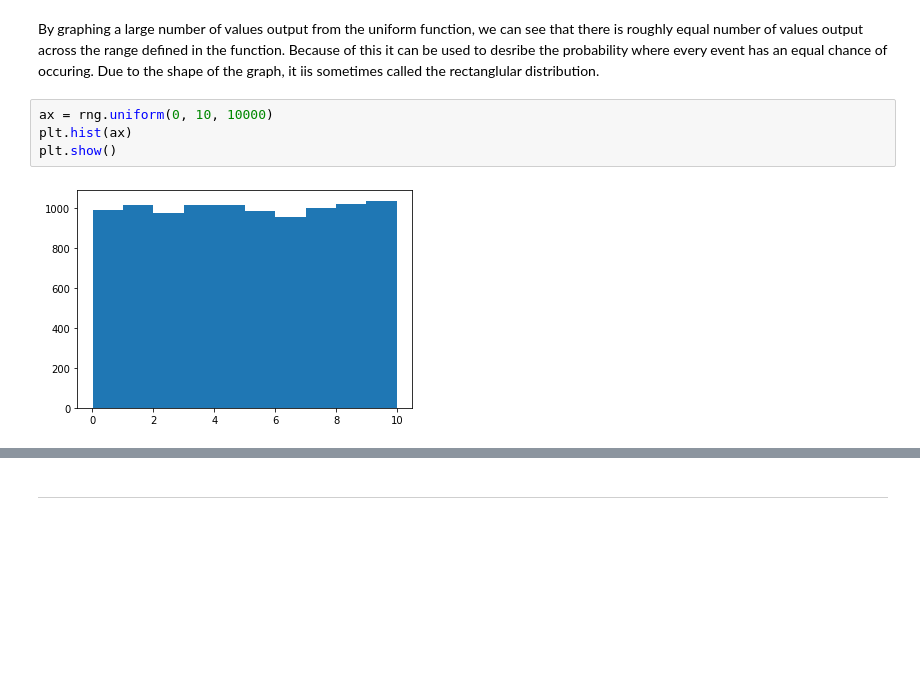
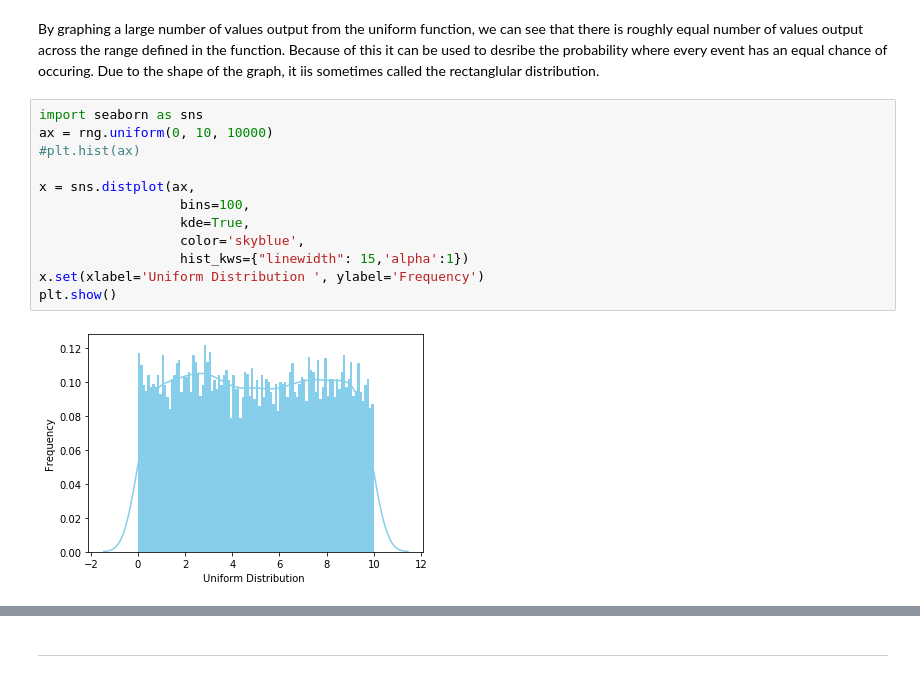
Before and after one commit to hayleydoherty/Programming-for-DA-Assignment, a Jupyter notebook: Assignment.ipynb, the cells around one changed output, grey strips where cells are left out. Saved outputs shown, nothing was run; the diff lists cells and outputs as text; blank space fills up the shorter version.

```diff
--- a/Assignment.ipynb
+++ b/Assignment.ipynb
@@ -413,11 +413,19 @@ array([[5.07964142, 7.11264583, 9.33014549, 6.48938022, 5.45578155],
 # %% [markdown]
 By graphing a large number of values output from the uniform function, we can see that there is roughly equal number of values output across the range defined in the function. Because of this it can be used to desribe the probability where every event has an equal chance of occuring. Due to the shape of the graph, it iis sometimes called the rectanglular distribution.
-# %%
-ax = rng.uniform(0, 10, 10000)
-plt.hist(ax)
-plt.show()
-# %% [output]
-[figure, removed]
+# %%
+import seaborn as sns
+ax = rng.uniform(0, 10, 10000)
+#plt.hist(ax)
+
+x = sns.distplot(ax,
+                  bins=100,
+                  kde=True,
+                  color='skyblue',
+                  hist_kws={"linewidth": 15,'alpha':1})
+x.set(xlabel='Uniform Distribution ', ylabel='Frequency')
+plt.show()
+# %% [output]
+[figure, added]
 # %%
 from scipy import stats
 stats.describe(ax)
```
Also changed, not shown: parts of 67 cells of this notebook.
